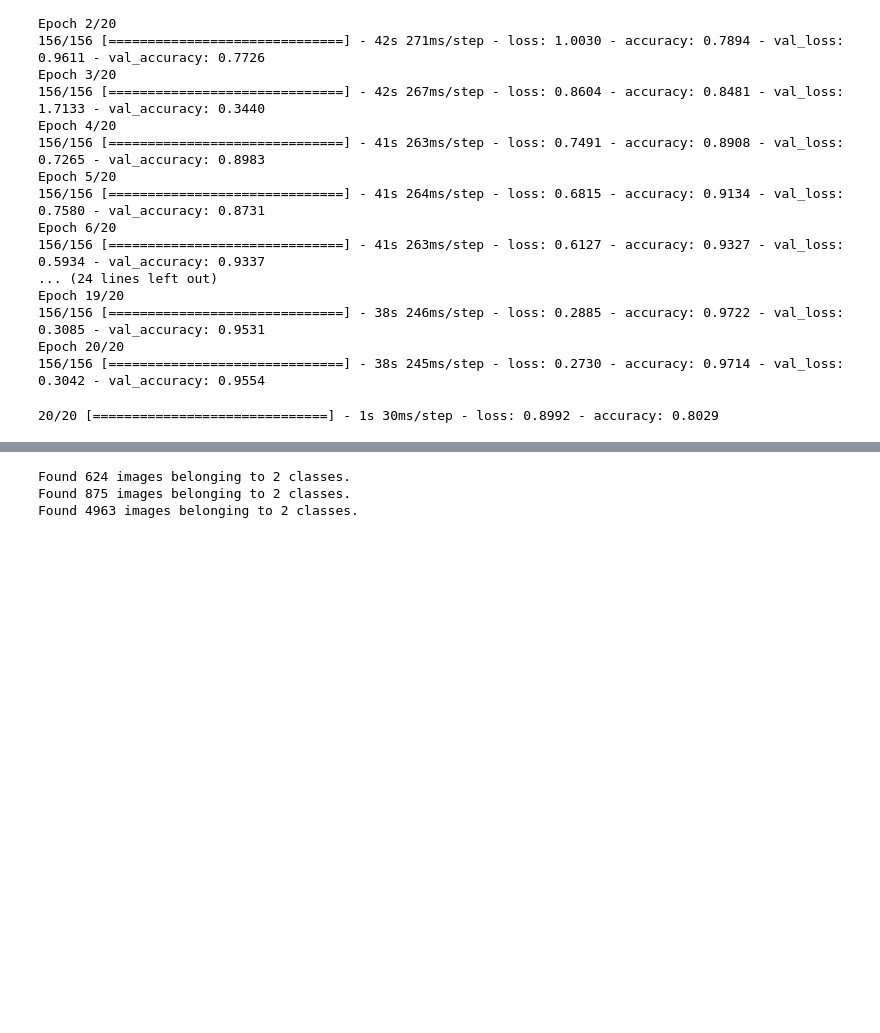
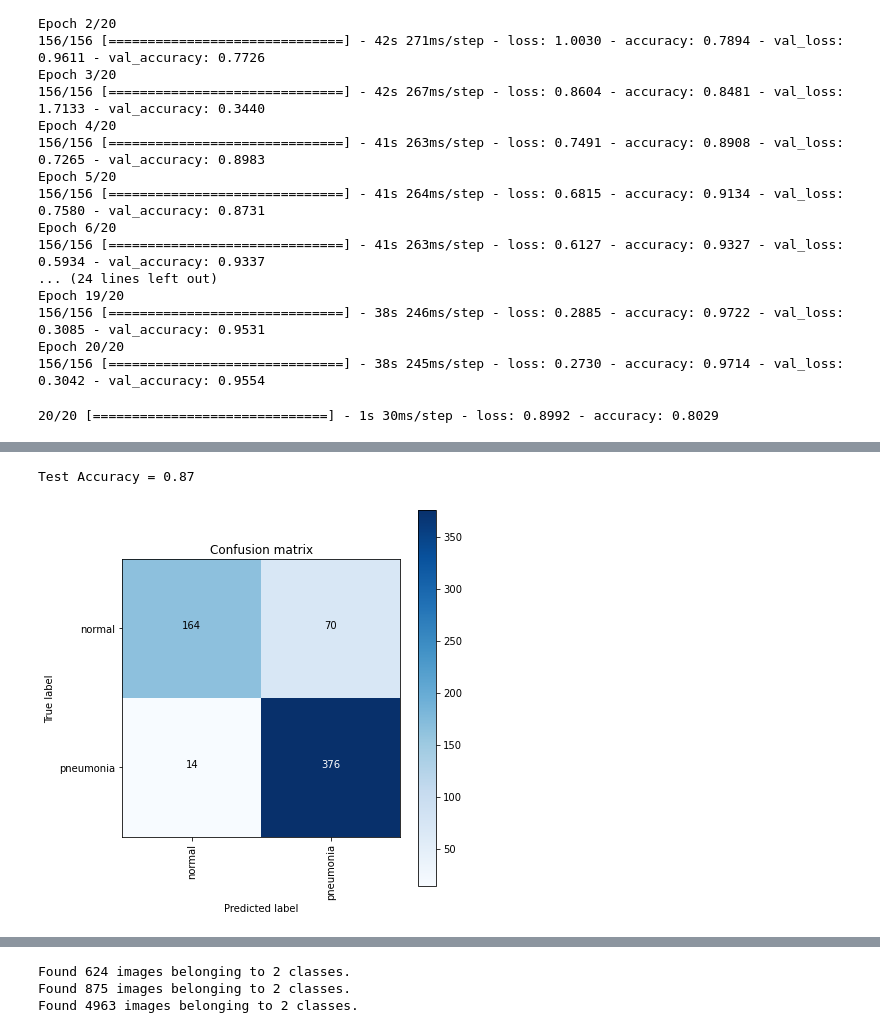
Before and after one commit to 314ka4y/Image_classification, a Jupyter notebook: Project_classification.ipynb, the cells around one changed output, grey strips where cells are left out. Saved outputs shown, nothing was run; the diff lists cells and outputs as text; code cells hidden in the pictures; blank space fills up the shorter version.

Commit message:
confusion matrix

```diff
--- a/Project_classification.ipynb
+++ b/Project_classification.ipynb
@@ -1003,0 +1099,3 @@ train_datagen2 = ImageDataGenerator(rescale=1./255,
+# %%
+test_y_arg_100_64 = np.reshape(test_labels_100_arg[:,], (test_img_number,1))
+results_test = model_CNN6.evaluate(test_images_100_arg, test_y_arg_100_64)
@@ -1003,0 +1211,10 @@ train_datagen2 = ImageDataGenerator(rescale=1./255,
+# %%
+predictions = model_CNN9.predict(test_images_100_arg)
+predictions = [1 if x>0.4 else 0 for x in predictions]
+accuracy = accuracy_score(test_y_arg_100_64, predictions)
+print('Test Accuracy = %.2f' % accuracy)
+confusion_mtx = confusion_matrix(test_y_arg_100_64, predictions)
+cm = plot_confusion_matrix(confusion_mtx, classes = ["normal", "pneumonia"], normalize=False)
+# %% [output]
+Test Accuracy = 0.87
+[figure, added]
```
Also changed, not shown: parts of 88 cells of this notebook.
